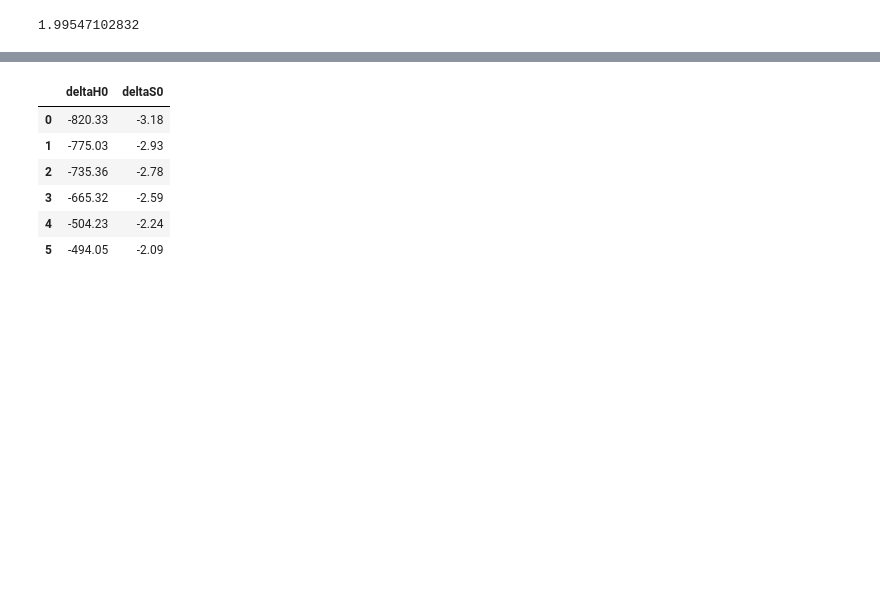
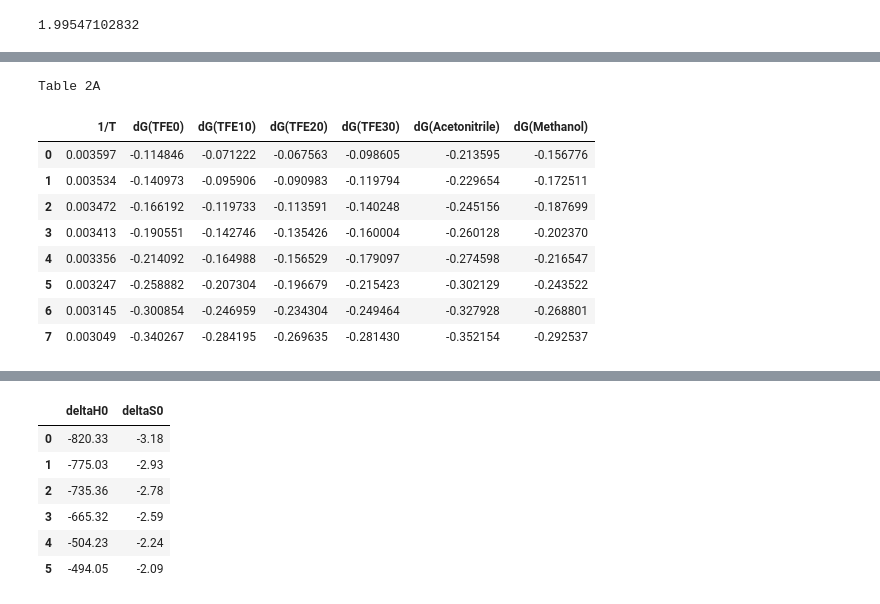
Before and after one commit to adbioc/Specroscopy, a Jupyter notebook: finalCD.ipynb, the cells around one changed output, grey strips where cells are left out. Cells and saved outputs as stored; diff of their text form; code cells hidden in the pictures; blank space fills up the shorter version.

```diff
--- a/finalCD.ipynb
+++ b/finalCD.ipynb
@@ -392 +393,16 @@ yyyth=pd.DataFrame.from_dict(yyth)
 [figure]
+# %%
+print("Table 2A Experimental")
+
+yyy
+# %% [output]
+Table 2A
+|  | 1/T | dG(TFE0) | dG(TFE10) | dG(TFE20) | dG(TFE30) | dG(Acetonitrile) | dG(Methanol) |
+| 0 | 0.003597 | -0.114846 | -0.071222 | -0.067563 | -0.098605 | -0.213595 | -0.156776 |
+| 1 | 0.003534 | -0.140973 | -0.095906 | -0.090983 | -0.119794 | -0.229654 | -0.172511 |
+| 2 | 0.003472 | -0.166192 | -0.119733 | -0.113591 | -0.140248 | -0.245156 | -0.187699 |
+| 3 | 0.003413 | -0.190551 | -0.142746 | -0.135426 | -0.160004 | -0.260128 | -0.202370 |
+| 4 | 0.003356 | -0.214092 | -0.164988 | -0.156529 | -0.179097 | -0.274598 | -0.216547 |
+| 5 | 0.003247 | -0.258882 | -0.207304 | -0.196679 | -0.215423 | -0.302129 | -0.243522 |
+| 6 | 0.003145 | -0.300854 | -0.246959 | -0.234304 | -0.249464 | -0.327928 | -0.268801 |
+| 7 | 0.003049 | -0.340267 | -0.284195 | -0.269635 | -0.281430 | -0.352154 | -0.292537 |
```
Also changed, not shown: parts of 3 cells of this notebook.
